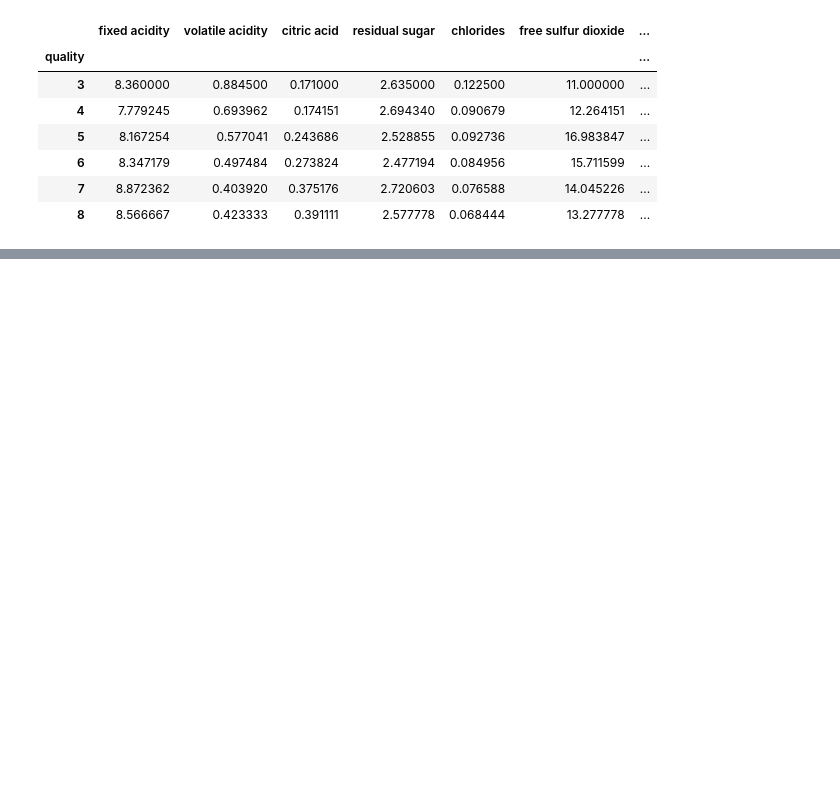
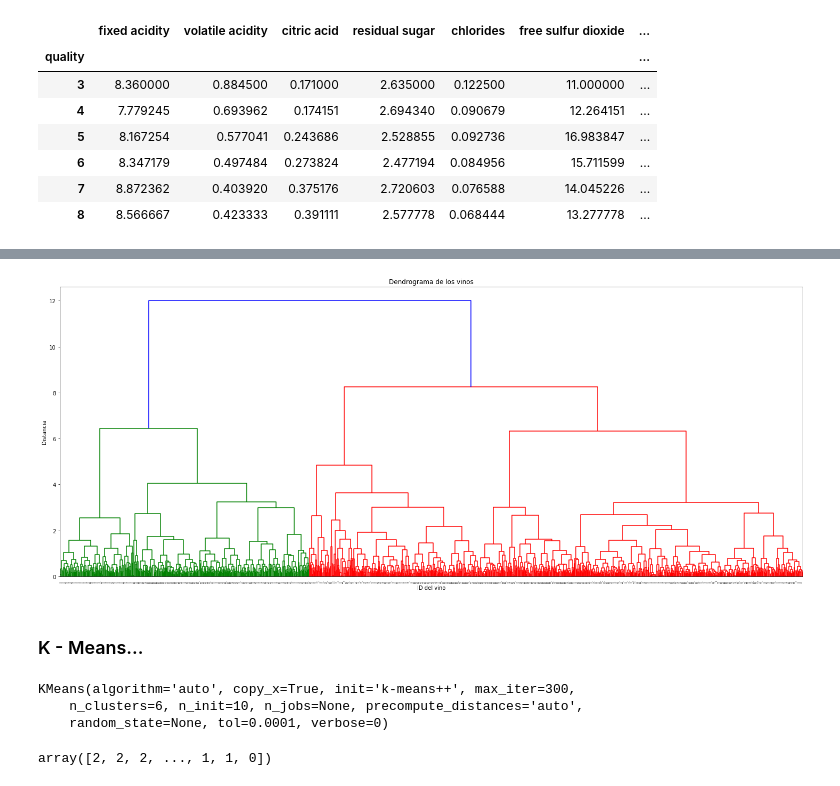
Before and after one commit to jorgealbertogomezgomez77/Work-with-Jupyter-Notebook, a Jupyter notebook: scripts/Tema 6/T6 - 4 - Clustering completo....ipynb, the cells around one changed output, grey strips where cells are left out. Saved outputs shown, nothing was run; the diff lists cells and outputs as text; code cells hidden in the pictures; blank space fills up the shorter version.

```diff
--- a/scripts/Tema 6/T6 - 4 - Clustering completo....ipynb
+++ b/scripts/Tema 6/T6 - 4 - Clustering completo....ipynb
@@ -40,0 +93,13 @@ df.groupby("quality").mean()
+# %%
+Z = linkage(df_norm, "ward")
+# %%
+plt.figure(figsize = (25, 10))
+plt.title("Dendrograma de los vinos")
+plt.xlabel("ID del vino")
+plt.ylabel("Distancia")
+dendrogram(Z, leaf_rotation = 90.0, leaf_font_size = 2.0)
+plt.show()
+# %% [output]
+[figure, added]
+# %% [markdown]
+### K - Means...
@@ -40,0 +109,11 @@ df.groupby("quality").mean()
+# %%
+model = KMeans(n_clusters = 6)
+model.fit(df_norm)
+# %% [output]
+KMeans(algorithm='auto', copy_x=True, init='k-means++', max_iter=300,
+    n_clusters=6, n_init=10, n_jobs=None, precompute_distances='auto',
+    random_state=None, tol=0.0001, verbose=0)
+# %%
+model.labels_
+# %% [output]
+array([2, 2, 2, ..., 1, 1, 0])
```
Also changed, not shown: parts of 17 cells of this notebook.
